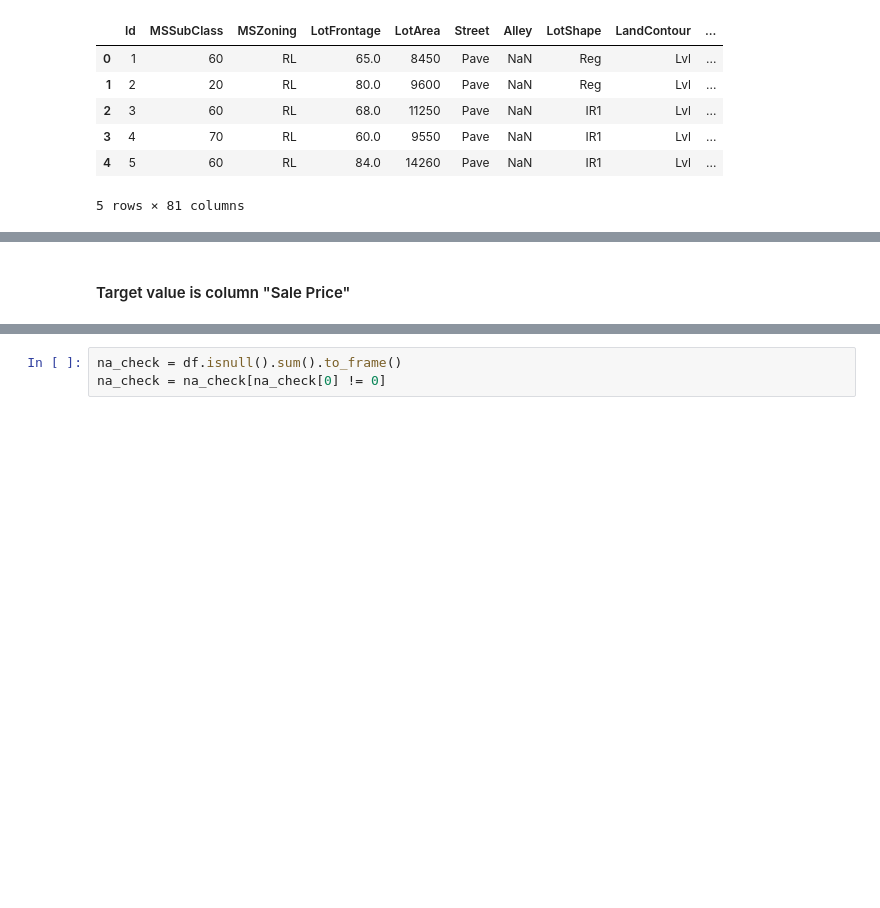
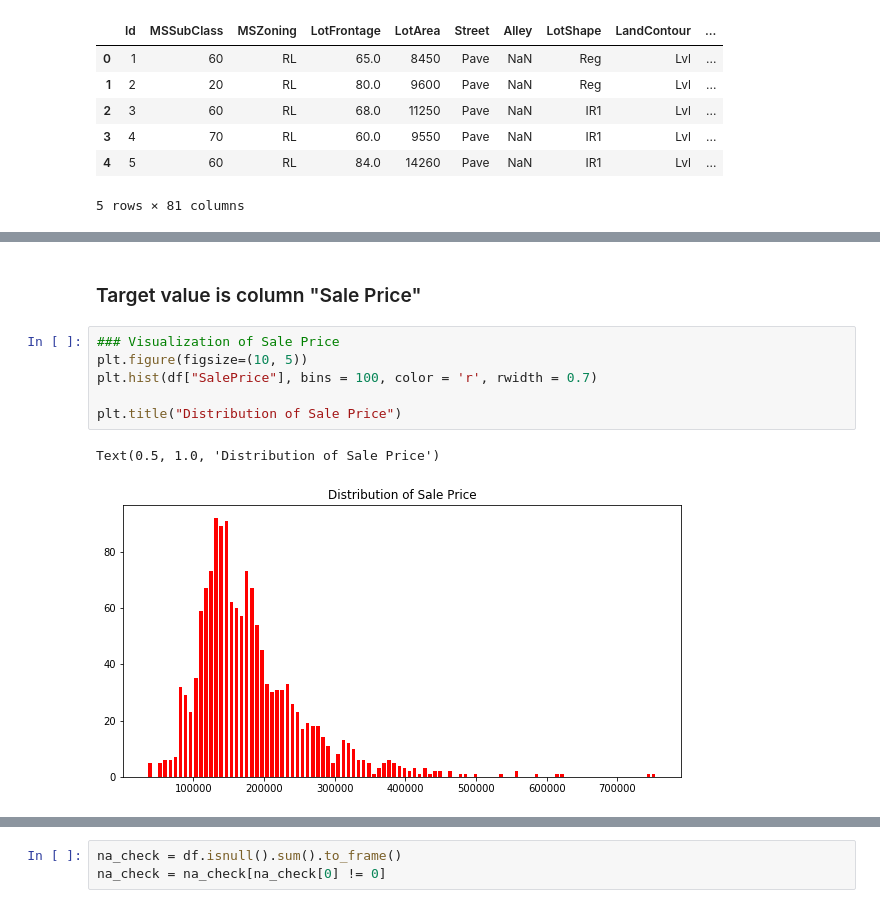
Before and after one commit to oliverkpan/IowaHousePricing, a Jupyter notebook: IowaHousePricing.ipynb, the cells around one changed output, grey strips where cells are left out. Saved outputs shown, nothing was run; the diff lists cells and outputs as text; blank space fills up the shorter version.

Commit message:
Added data visualizations

```diff
--- a/IowaHousePricing.ipynb
+++ b/IowaHousePricing.ipynb
@@ -25,2 +47,11 @@ df.head()
 # %% [markdown]
-#### Target value is column "Sale Price"
+### Target value is column "Sale Price"
+# %%
+### Visualization of Sale Price
+plt.figure(figsize=(10, 5))
+plt.hist(df["SalePrice"], bins = 100, color = 'r', rwidth = 0.7)
+
+plt.title("Distribution of Sale Price")
+# %% [output]
+Text(0.5, 1.0, 'Distribution of Sale Price')
+[figure, added]
```
Also changed, not shown: parts of 5 cells of this notebook.
